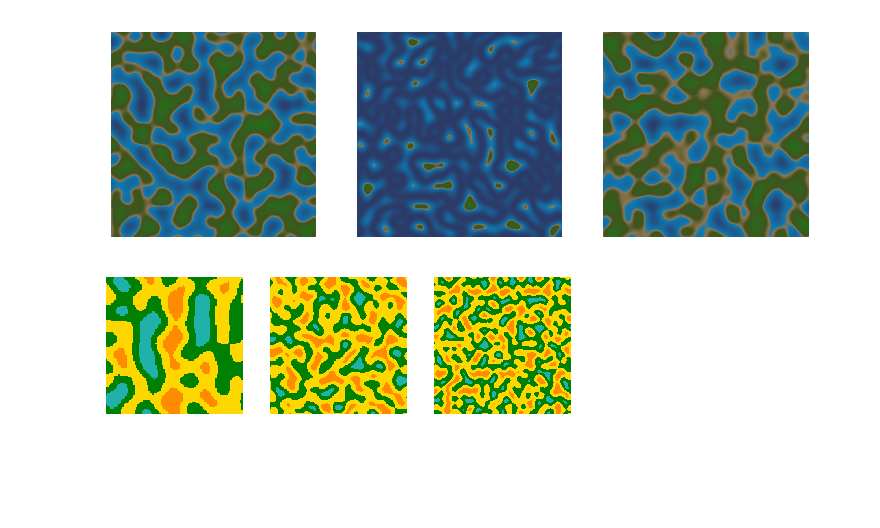
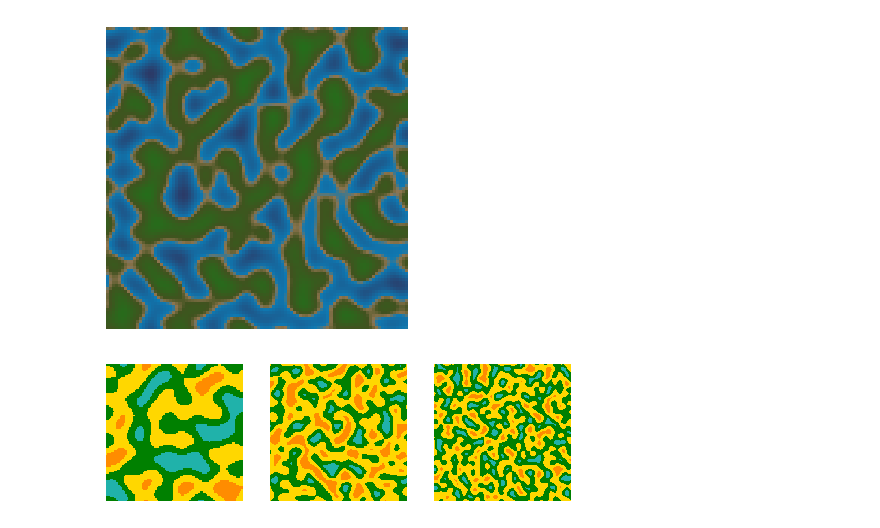
Before and after one commit to Lerqiu/AI4Games-project, a Jupyter notebook: notebook.ipynb, the cells around one changed output. Drawn from its saved outputs; the diff is of its cells as text; code cells hidden in the pictures; blank space fills up the shorter version.

Commit message:
notebook: perlin copy remove

```diff
--- a/notebook.ipynb
+++ b/notebook.ipynb
@@ -10,7 +19,7 @@ from noises import perlin
 # %%
-# Heatmap examples
-Heatmap(perlin(10, 100), perlin(10, 100)**2, perlin(10, 100) + perlin(10, 100) + perlin(10, 100), scale = 1.5)
-Heatmap(perlin(5, 20), perlin(10, 20), perlin(15, 20), cmap=colors(["darkorange", "gold", "green", "lightseagreen"]))
+# Testy heatmapek D:
+Heatmap(perlin(10, 10))
+Heatmap(perlin(5, 20), perlin(10, 20), perlin(15, 20), scale = 1.0, cmap=ListedColormap(["darkorange", "gold", "green", "lightseagreen"]))
 # %% [output]
-[figure, old version]
+[figure, new version]
-[figure, old version]
+[figure, new version]
```
Also changed, not shown: parts of 5 cells of this notebook.
